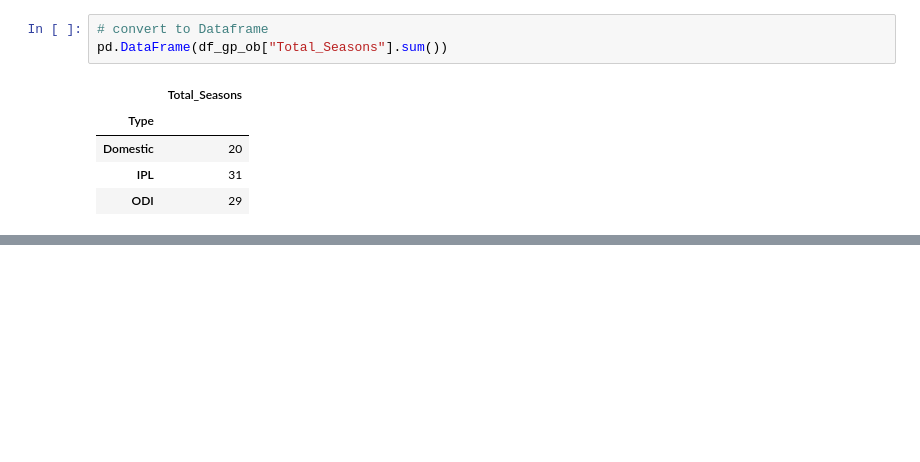
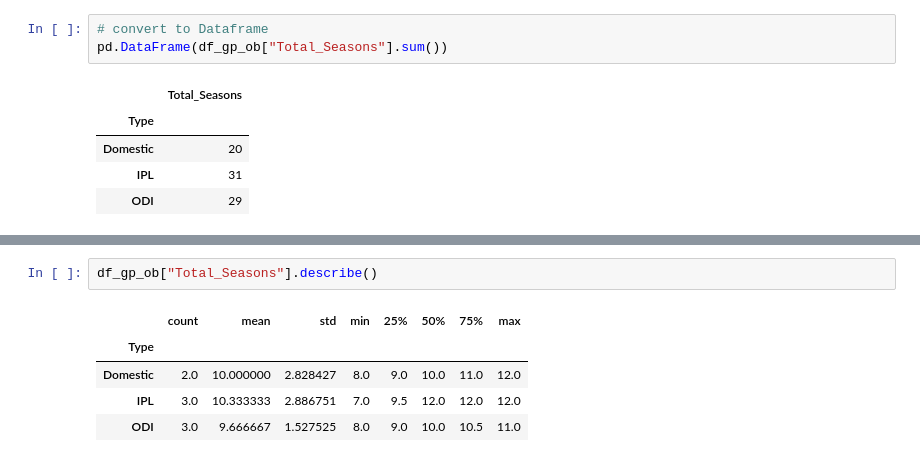
Before and after one commit to santoshkumarvagga/Data-Science, a Jupyter notebook: Pandas.ipynb, the cells around one changed output, grey strips where cells are left out. Cells and saved outputs as stored; diff of their text form; blank space fills up the shorter version.

```diff
--- a/Pandas.ipynb
+++ b/Pandas.ipynb
@@ -498,0 +535,8 @@ pd.DataFrame(df_gp_ob["Total_Seasons"].sum())
+# %%
+df_gp_ob["Total_Seasons"].describe()
+# %% [output]
+|  | count | mean | std | min | 25% | 50% | 75% | max |
+| Type |  |  |  |  |  |  |  |  |
+| Domestic | 2.0 | 10.000000 | 2.828427 | 8.0 | 9.0 | 10.0 | 11.0 | 12.0 |
+| IPL | 3.0 | 10.333333 | 2.886751 | 7.0 | 9.5 | 12.0 | 12.0 | 12.0 |
+| ODI | 3.0 | 9.666667 | 1.527525 | 8.0 | 9.0 | 10.0 | 10.5 | 11.0 |
```
Also changed, not shown: parts of 8 cells of this notebook.
